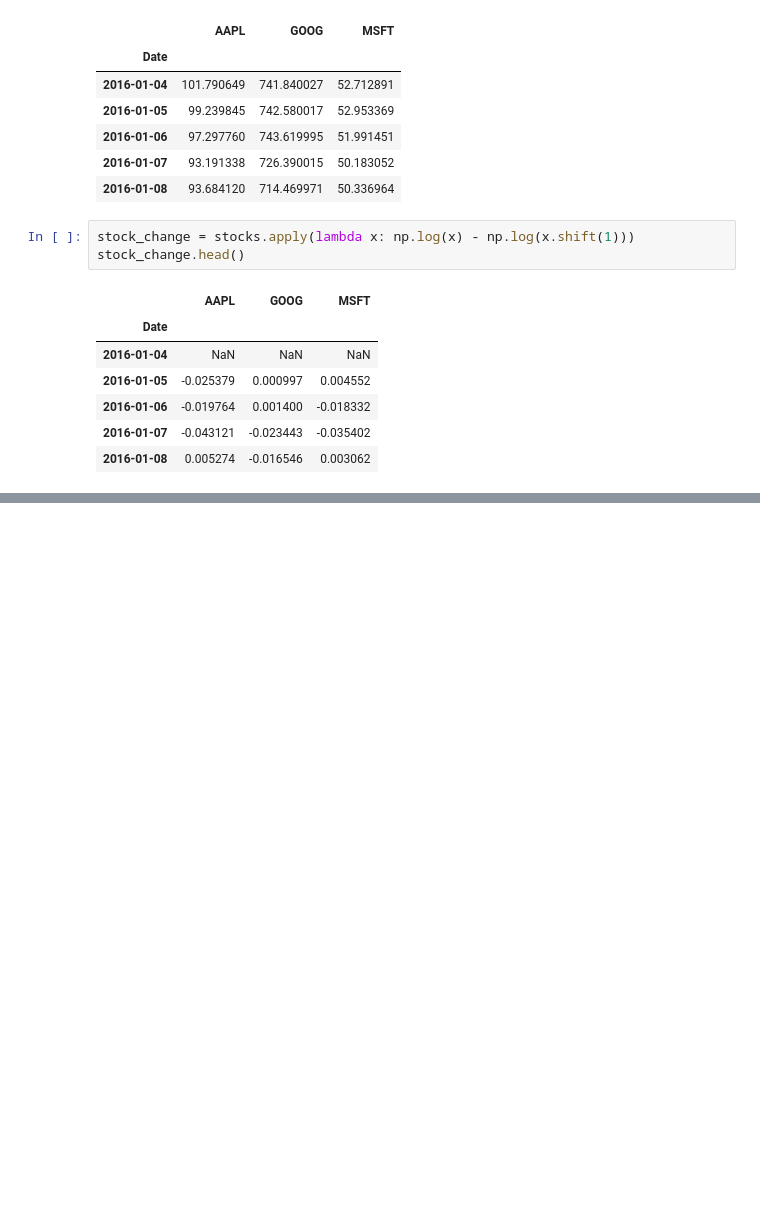
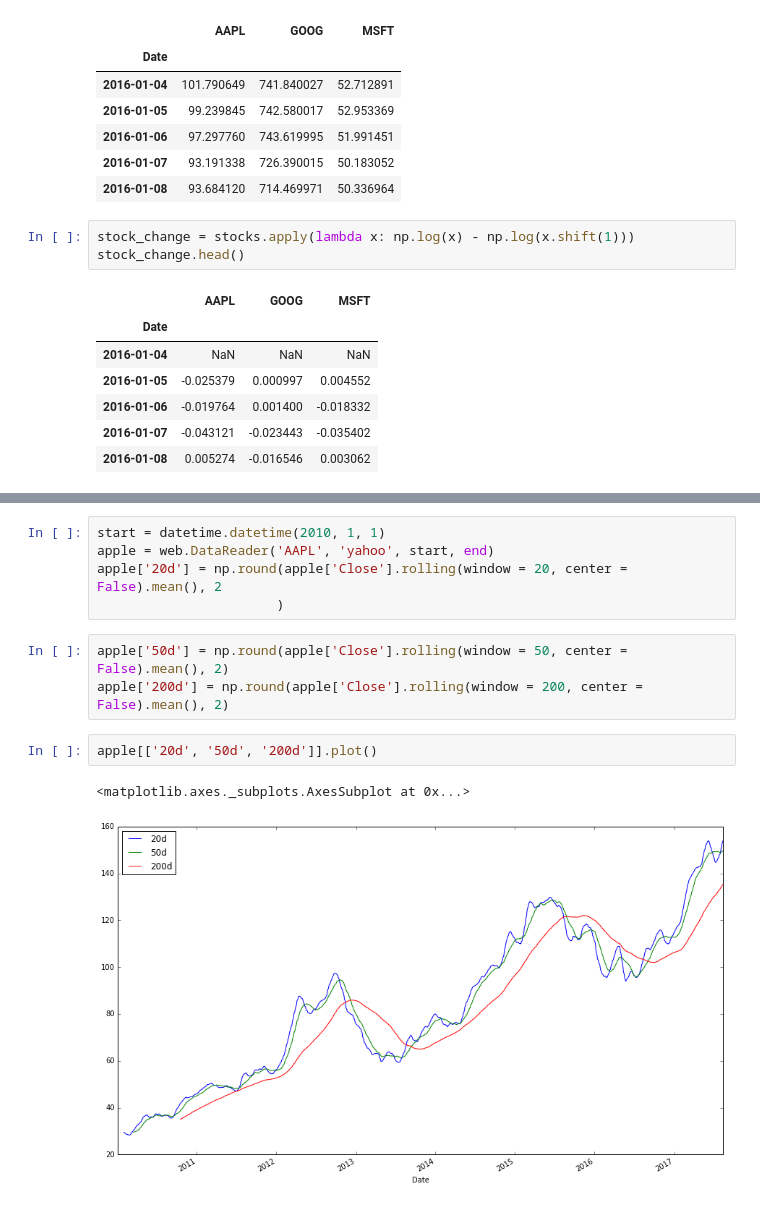
Before and after one commit to rabbitofcam/sunday_project, a Jupyter notebook: StockMarketData.ipynb, the cells around one changed output, grey strips where cells are left out. Cells and saved outputs as stored; diff of their text form; blank space fills up the shorter version.

Commit message:
part two of the blog https://ntguardian.wordpress.com/2016/09/26/introduction-stock-market-data-python-2/ Moving Average Crossover strategy

```diff
--- a/StockMarketData.ipynb
+++ b/StockMarketData.ipynb
@@ -145,0 +148,13 @@ stock_change.plot(kind = 'hist', bins = 40, alpha = 0.6)
+# %%
+start = datetime.datetime(2010, 1, 1)
+apple = web.DataReader('AAPL', 'yahoo', start, end)
+apple['20d'] = np.round(apple['Close'].rolling(window = 20, center = False).mean(), 2
+                       )
+# %%
+apple['50d'] = np.round(apple['Close'].rolling(window = 50, center = False).mean(), 2)
+apple['200d'] = np.round(apple['Close'].rolling(window = 200, center = False).mean(), 2)
+# %%
+apple[['20d', '50d', '200d']].plot()
+# %% [output]
+<matplotlib.axes._subplots.AxesSubplot at 0x...>
+[figure, added]
```
Also changed, not shown: parts of 17 cells of this notebook.
